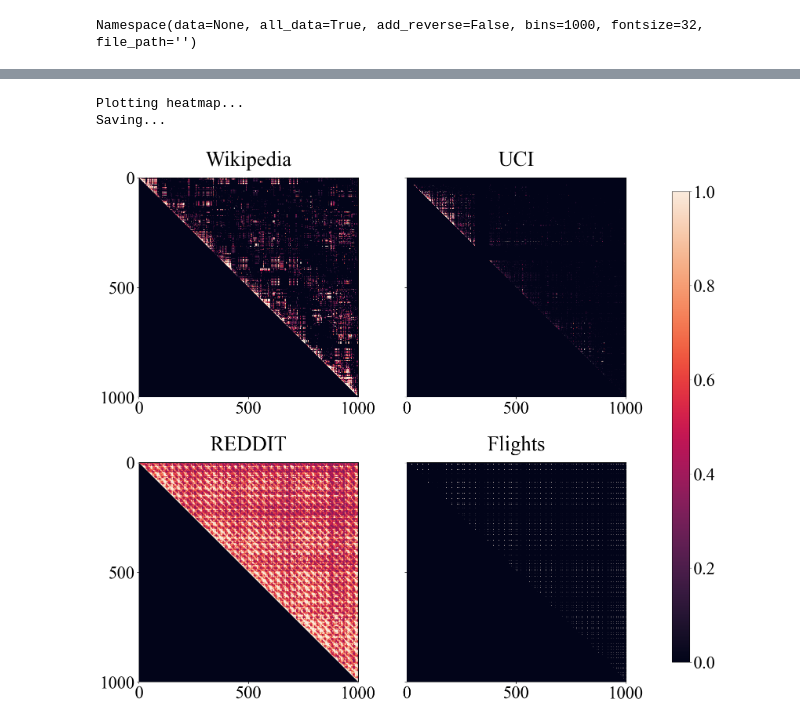
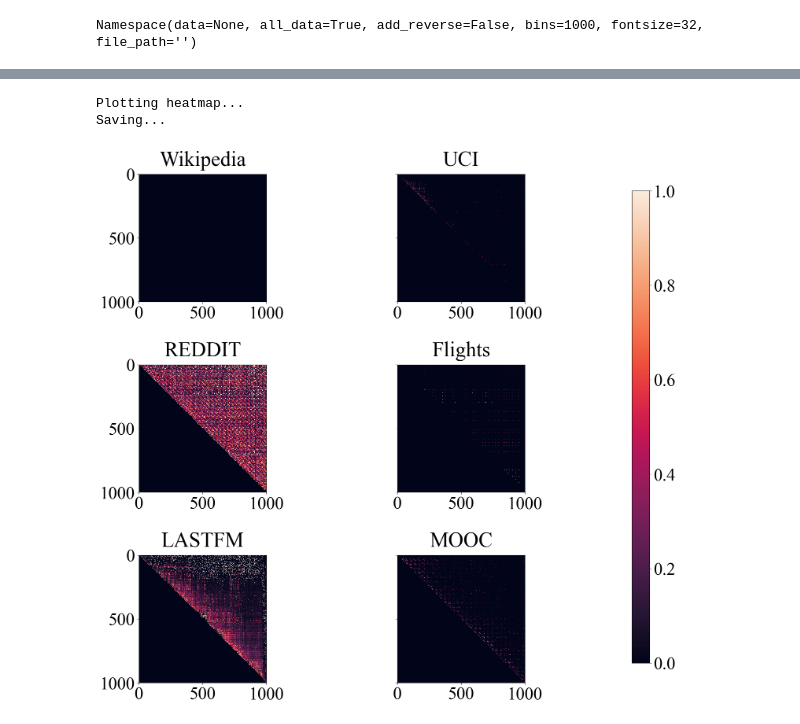
Before and after one commit to Yang-yuxin/BenchTGNN, a Jupyter notebook: src/analyze_graph_recurrence_analysis.ipynb, the cells around one changed output, grey strips where cells are left out. Saved outputs shown, nothing was run; the diff lists cells and outputs as text; code cells hidden in the pictures.

Commit message:
update plotting scripts

```diff
--- a/src/analyze_graph_recurrence_analysis.ipynb
+++ b/src/analyze_graph_recurrence_analysis.ipynb
@@ -69,11 +69,25 @@ if not args.all_data:
     assert args.data in datasets
     datasets = [args.data,]
 else:
-    datasets = ['WIKI', 'uci', 'REDDIT', 'Flights']
+    datasets = ['WIKI', 'uci', 'REDDIT', 'Flights', 'LASTFM', 'mooc']
 
 total_matrices = []
 # %% [output]
 Namespace(data=None, all_data=True, add_reverse=False, bins=1000, fontsize=32, file_path='')
+# %%
+def norm_mat(recur_matrix):
+    ma, mi, me = np.max(recur_matrix[recur_matrix > 1e-6]), np.min(recur_matrix[recur_matrix > 1e-6]), np.mean(recur_matrix[recur_matrix > 1e-6])
+    p5 = np.percentile(recur_matrix[recur_matrix > 1e-6], 5)
+    p95 = np.percentile(recur_matrix[recur_matrix > 1e-6], 95)
+    # print(ma, mi, me, p5, p95)
+    recur_matrix[(recur_matrix > p95)] = p95 - 0.1
+    recur_matrix[(recur_matrix < p5) & (recur_matrix > 1e-6)] = p5 + 0.1
+    scalar = p95 - p5
+    return (recur_matrix - p5) / scalar
+
+def _norm_mat(recur_matrix):
+    N = recur_matrix.shape[0]
+    return (recur_matrix) / N / N
 # %%
 for data in datasets:
     df = pd.read_csv('../DATA/{}/edges.csv'.format(data))
@@ -92,7 +106,7 @@ for data in datasets:
             all_data = pickle.load(f)
             ext_full_indptr, ext_full_indices, ext_full_ts, ext_full_eid = all_data['indptr'], \
             all_data['indices'], all_data['ts'], all_data['eid']
-            recur_matrix = all_data['recur']
+            recur_matrix = norm_mat(all_data['recur'])
             min_ts, step = all_data['min_ts'], all_data['step']
     else:
         assert not args.all_data, 'Prepare data!'
@@ -151,7 +165,7 @@ for data in datasets:
     total_matrix[(total_matrix > p95)] = p95 - 0.1
     total_matrix[(total_matrix < p5) & (total_matrix > 1e-6)] = p5 + 0.1
 
-    total_matrices.append(total_matrix / scalar)
+    total_matrices.append((total_matrix - p5) / scalar)
 # %% [output]
 num_nodes:  9228
 loading...
@@ -168,21 +188,21 @@ loading...
 # %%
 plt.rcParams['font.size'] = args.fontsize
-fig, axes = plt.subplots(2, len(datasets)//2, sharex=True, sharey=True, figsize=(15, 15))
+fig, axes = plt.subplots(len(datasets)//2, 2, sharex=True, sharey=True, figsize=(15, 15))
 cbar_ax = fig.add_axes([1.01, .1, .03, .8])
 print('Plotting heatmap...')
 for i, ax in enumerate(axes.flat):
     # sns.heatmap(total_matrices[i], vmin=0, vmax=1, ax=ax, cbar=(i==0), xticklabels=int(BINS/5),
     #             yticklabels=int(BINS/5),square=True, cbar_ax=None if i else cbar_ax)
     im = ax.matshow(total_matrices[i], vmin=0, vmax=1, cmap='rocket',)
     ax.set_xticks(np.arange(0, BINS+1, BINS//2))
     ax.set_yticks(np.arange(0, BINS+1, BINS//2))
     ax.set_title(f'{show_datasets[datasets[i]]}', y=1.04)
     ax.xaxis.set_ticks_position('bottom')
 fig.colorbar(im, cax=cbar_ax,)
 print('Saving...')
 fig.tight_layout()
 plt.savefig(f'../figures/recurrence/all_recurrence_analysis.pdf',bbox_inches='tight')
 # %% [output]
 Plotting heatmap...
 Saving...
-[figure, old version]
+[figure, new version]
```
Also changed, not shown: parts of 10 cells of this notebook, 2 other files.
